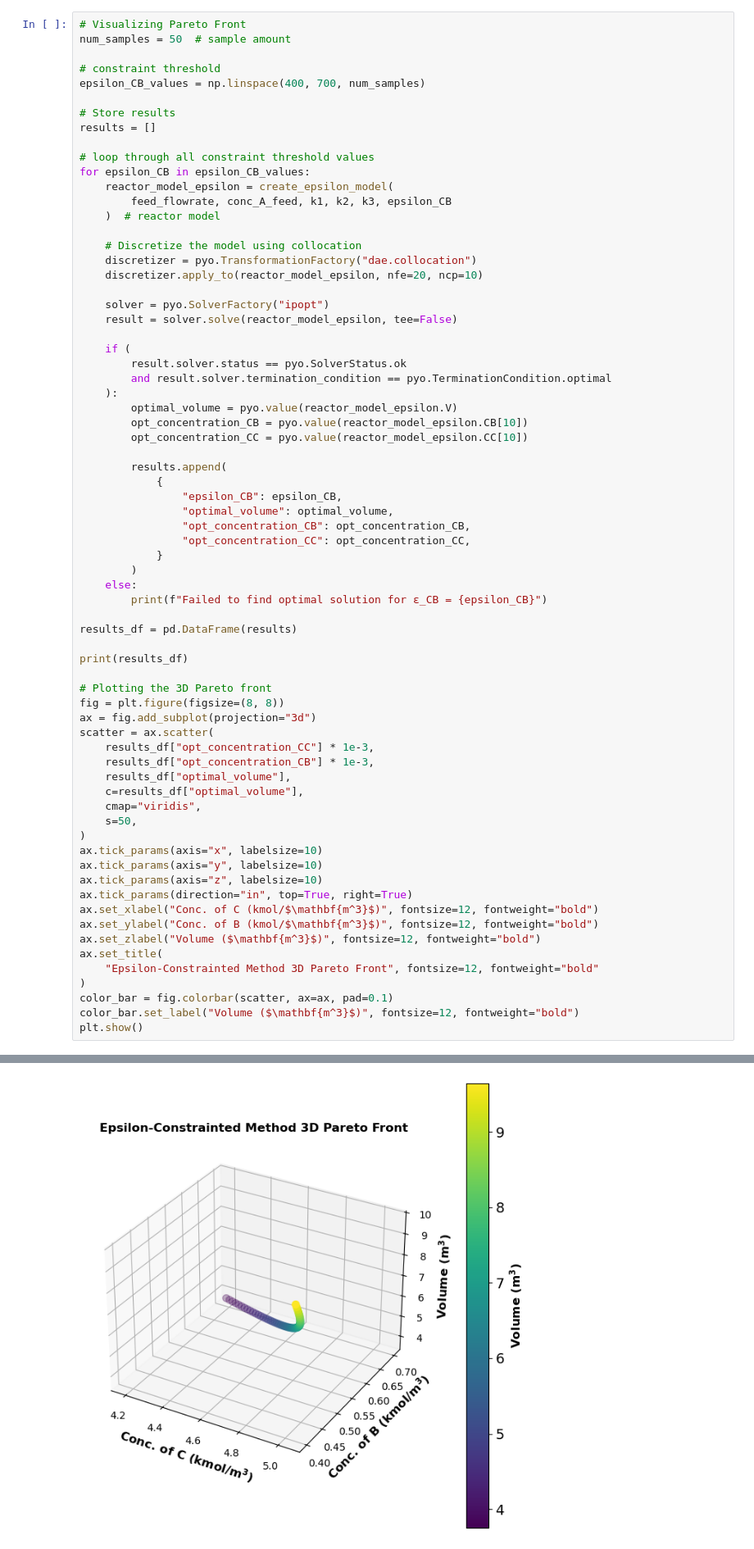
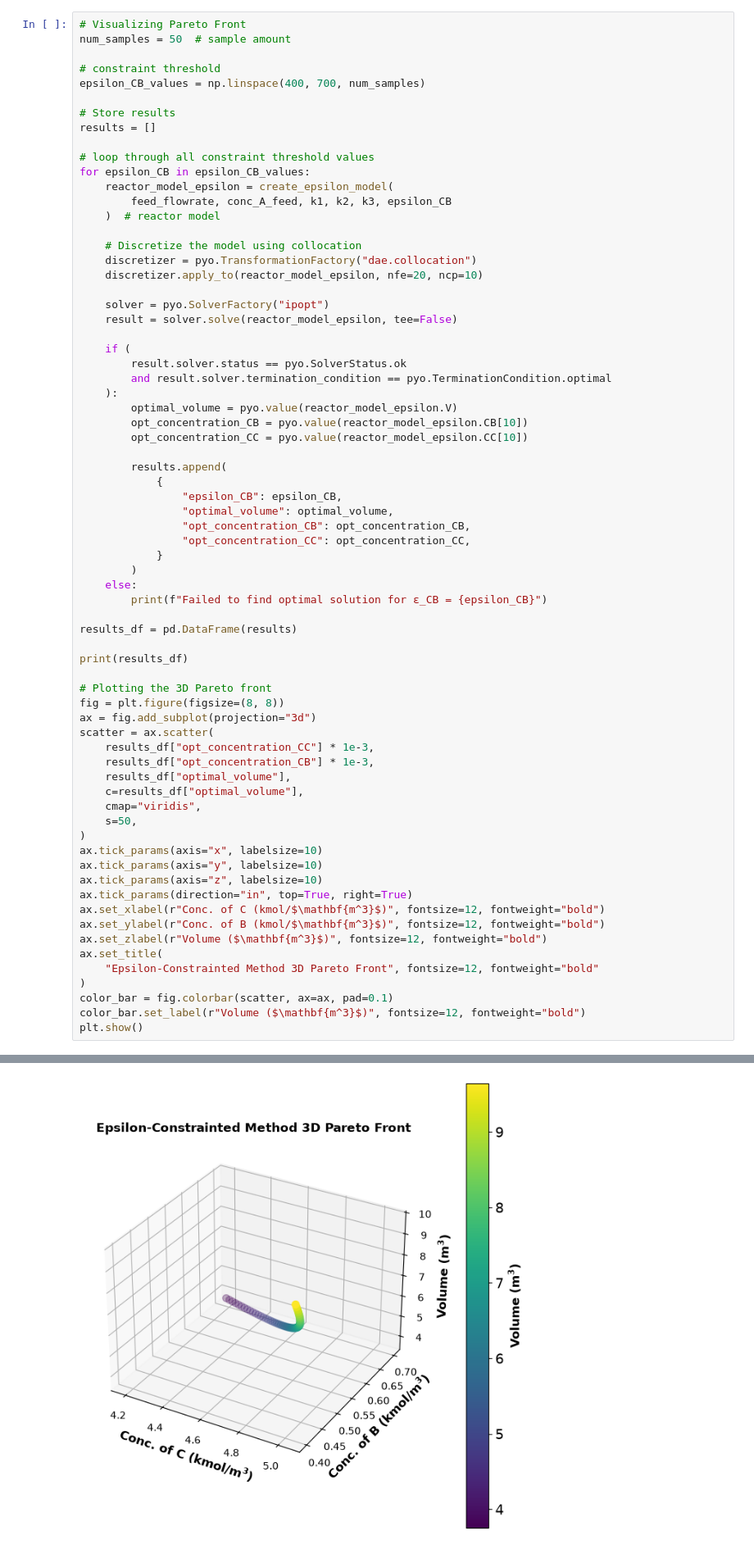
Before and after one commit to ndcbe/optimization, a Jupyter notebook: notebooks/contrib-dev/multi_objective.ipynb, the cells around one changed output, grey strips where cells are left out. Shown at 82% size. Drawn from its saved outputs; the diff is of its cells as text.

```diff
--- a/notebooks/contrib-dev/multi_objective.ipynb
+++ b/notebooks/contrib-dev/multi_objective.ipynb
@@ -723,38 +723,38 @@ scatter = ax.scatter(
     cmap="viridis",
     s=50,
 )
 ax.tick_params(axis="x", labelsize=10)
 ax.tick_params(axis="y", labelsize=10)
 ax.tick_params(axis="z", labelsize=10)
 ax.tick_params(direction="in", top=True, right=True)
-ax.set_xlabel("Conc. of C (kmol/$\mathbf{m^3}$)", fontsize=12, fontweight="bold")
-ax.set_ylabel("Conc. of B (kmol/$\mathbf{m^3}$)", fontsize=12, fontweight="bold")
-ax.set_zlabel("Volume ($\mathbf{m^3}$)", fontsize=12, fontweight="bold")
+ax.set_xlabel(r"Conc. of C (kmol/$\mathbf{m^3}$)", fontsize=12, fontweight="bold")
+ax.set_ylabel(r"Conc. of B (kmol/$\mathbf{m^3}$)", fontsize=12, fontweight="bold")
+ax.set_zlabel(r"Volume ($\mathbf{m^3}$)", fontsize=12, fontweight="bold")
 ax.set_title(
     "Epsilon-Constrainted Method 3D Pareto Front", fontsize=12, fontweight="bold"
 )
 color_bar = fig.colorbar(scatter, ax=ax, pad=0.1)
-color_bar.set_label("Volume ($\mathbf{m^3}$)", fontsize=12, fontweight="bold")
+color_bar.set_label(r"Volume ($\mathbf{m^3}$)", fontsize=12, fontweight="bold")
 plt.show()
 # %% [output]
     epsilon_CB  optimal_volume  opt_concentration_CB  opt_concentration_CC
 0   400.000000        9.643572            399.999996           5044.649783
 1   406.122449        9.431184            406.122445           5040.039755
 2   412.244898        9.225387            412.244894           5034.826198
 3   418.367347        9.025888            418.367343           5029.012010
 4   424.489796        8.832410            424.489792           5022.600211
 5   430.612245        8.644690            430.612241           5015.593948
 6   436.734694        8.462483            436.734690           5007.996486
 7   442.857143        8.285555            442.857138           4999.811213
 8   448.979592        8.113687            448.979587           4991.041629
 9   455.102041        7.946670            455.102036           4981.691353
 10  461.224490        7.784306            461.224485           4971.764111
 ... (35 lines left out)
 46  681.632653        3.958134            681.632646           4268.742889
 47  687.755102        3.888314            687.755095           4240.815958
 48  693.877551        3.819767            693.877544           4212.502397
 49  700.000000        3.752455            699.999993           4183.807240
-[figure, old version]
+[figure, new version]
 # %% [markdown]
 ## MOO Identifies the Lowest Reactor Volume and Offers Control over Production
 # %% [markdown]
```
Also changed, not shown: parts of 11 cells of this notebook.
